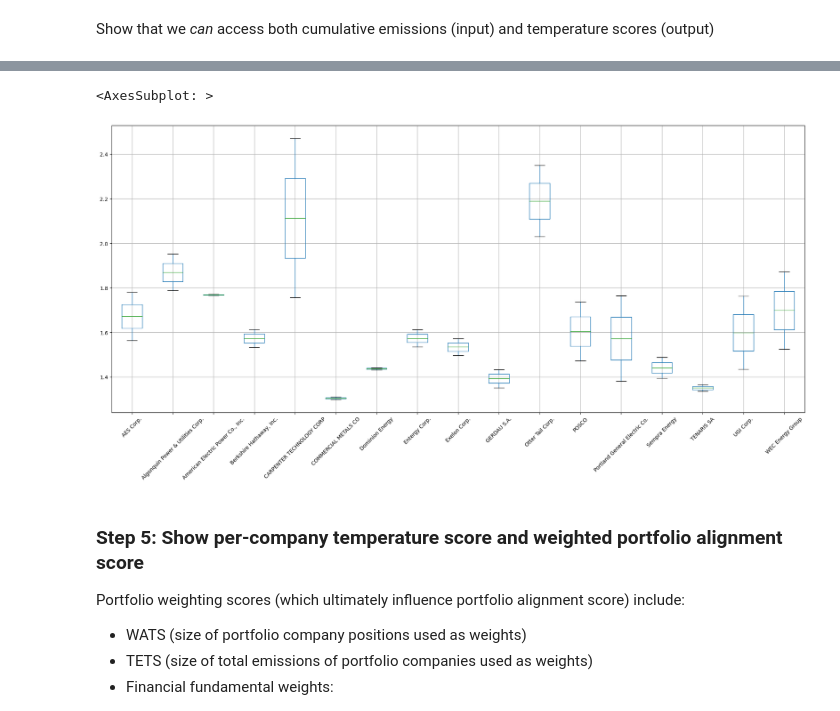
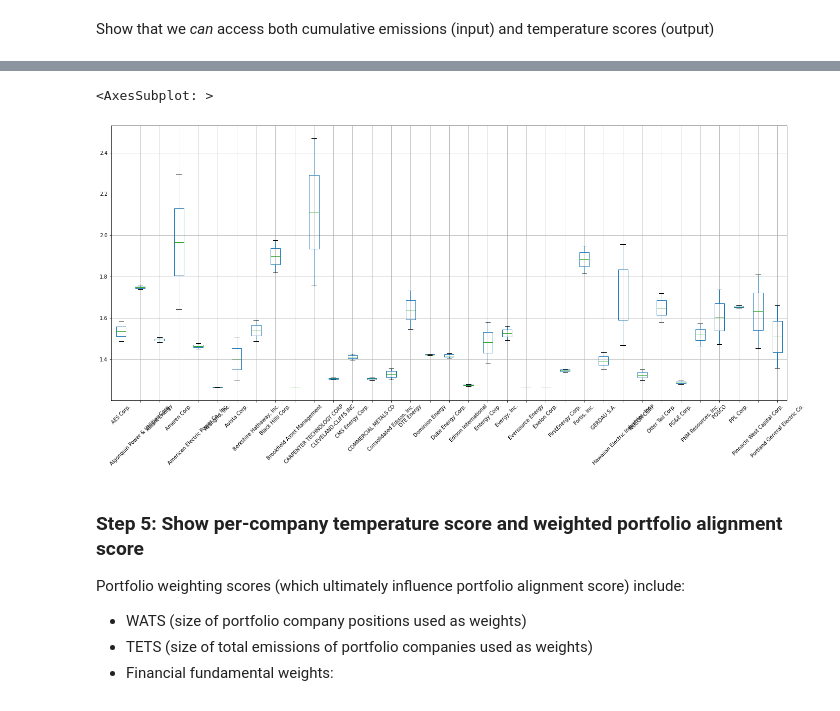
Before and after one commit to os-climate/ITR, a Jupyter notebook: examples/vault_demo_n1.ipynb, the cells around one changed output, grey strips where cells are left out. Saved outputs shown, nothing was run; the diff lists cells and outputs as text; code cells hidden in the pictures.

```diff
--- a/examples/vault_demo_n1.ipynb
+++ b/examples/vault_demo_n1.ipynb
@@ -161,9 +170,10 @@ def requantify_df(df: pd.DataFrame, typemap: dict) -> pd.DataFrame:
 # %% [markdown]
 Show that we *can* access both cumulative emissions (input) and temperature scores (output)
 # %%
-sql_temp_score_df = pd.read_sql_table(f"temperature_scores", engine_quant)
+sql_temp_score_df = pd.read_sql_table(f"{itr_prefix}temperature_scores", engine_quant)
 # %%
 temp_score_df = requantify_df(sql_temp_score_df, typemap={'trajectory_temperature_score':'pint[delta_degC]', 'target_temperature_score':'pint[delta_degC]'})
+temp_score_df = temp_score_df[~temp_score_df.company_id.isin(['US6362744095+Gas Utilities', 'US0236081024+Gas Utilities', 'CA87807B1076+Gas', 'CA87807B1076+Oil', 'NO0010657505'])]
 temp_score_df
 # %% [output]
 |  | company_name | company_id | source | scope | benchmark | trajectory_temperature_score | target_temperature_score |
@@ -186,2 +196,5 @@ temp_score_df
 # %%
-plottable_df = temp_score_df[['company_name', 'trajectory_temperature_score', 'target_temperature_score']].sort_values('company_name').set_index('company_name').T
+plottable_df = temp_score_df[['company_name', 'trajectory_temperature_score', 'target_temperature_score']].sort_values('company_name').set_index('company_name')
+plottable_df = pd.concat([plottable_df, (plottable_df['trajectory_temperature_score'] + plottable_df['target_temperature_score'])/2.0], axis=1)
+plottable_df.columns = ['trajectory_temperature_score', 'target_temperature_score', 'average_score']
+plottable_df = plottable_df.T
@@ -188,9 +208,9 @@ plottable_df = temp_score_df[['company_name', 'trajectory_temperature_score', 't
 # %%
 # Must plot the first few columns, but then plot 1/3rd of the companies so as not to over-clutter the graph
-plottable_df.applymap(lambda x: x.m).iloc[:, [x for x in list(range(0,2)) + list(range(4,48,3))]].boxplot(figsize=(24,10), rot=45)
+plottable_df.applymap(lambda x: x.m).dropna(axis=1, how='all').iloc[:, 0:35].boxplot(figsize=(24,10), rot=45)
 # %% [output]
 <AxesSubplot: >
-[figure, old version]
+[figure, new version]
 # %% [markdown]
 ### Step 5: Show per-company temperature score and weighted portfolio alignment score
 
```
Also changed, not shown: parts of 15 cells of this notebook, 5 other files.
